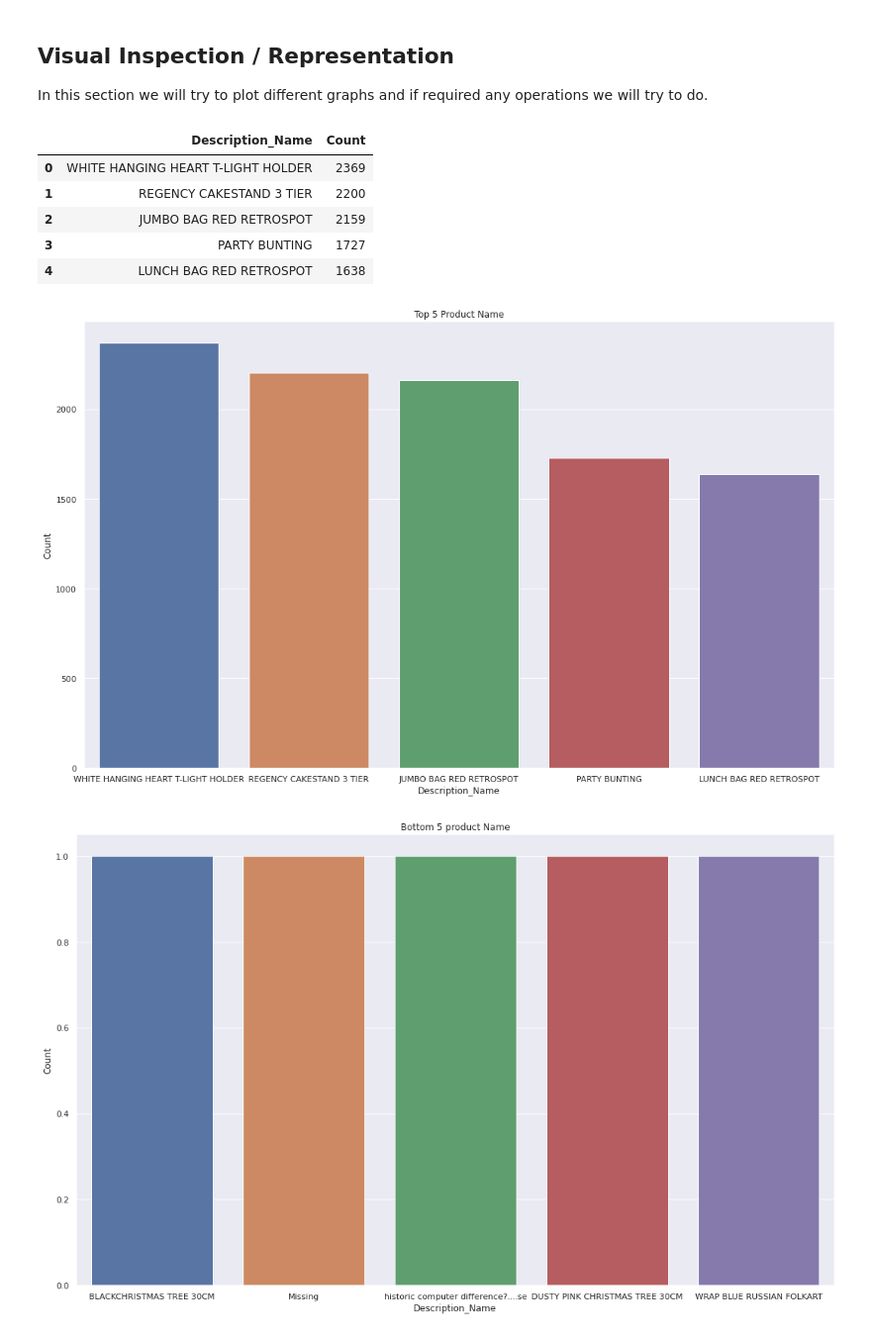
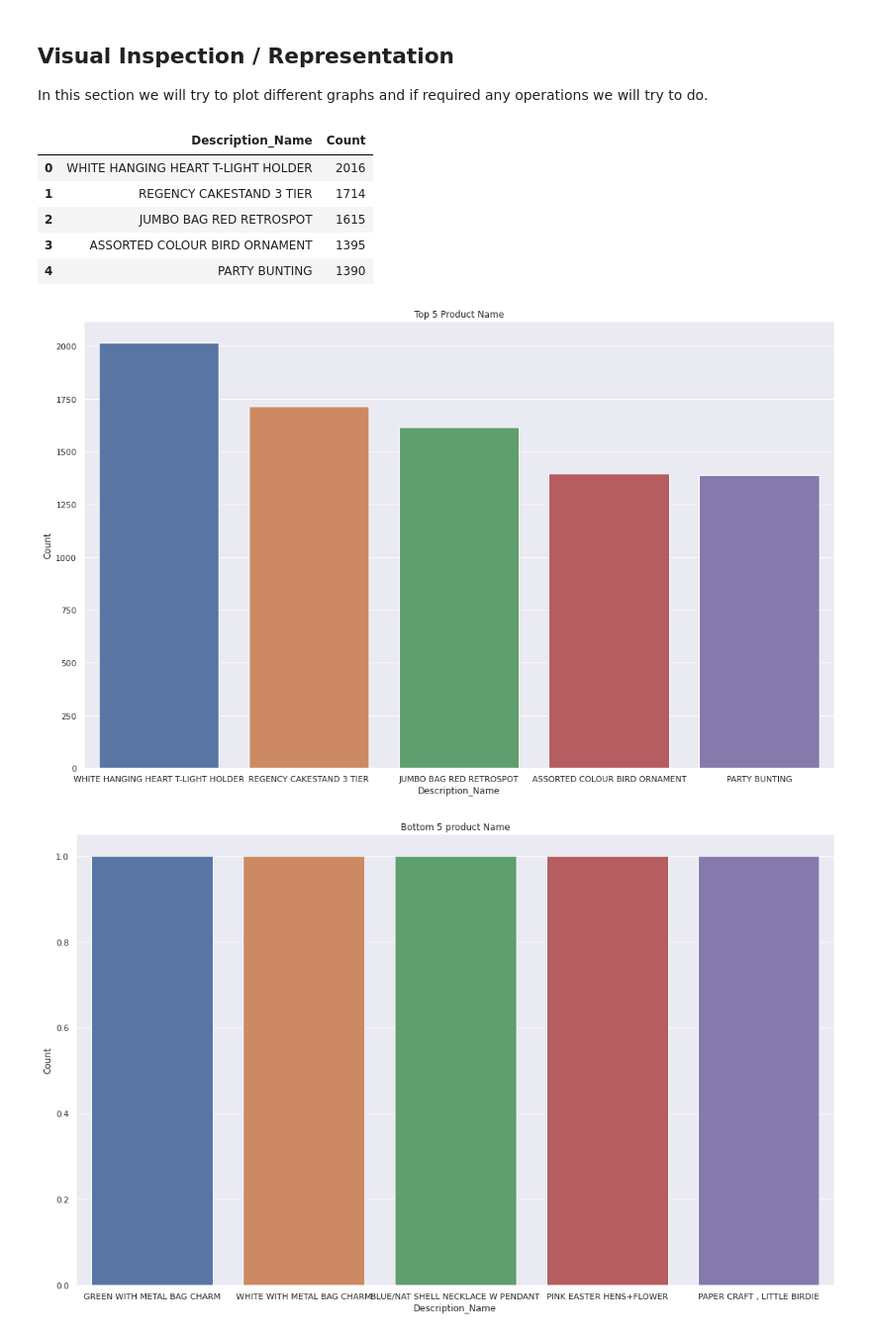
Before and after one commit to akmal1994/Online_Retail_customer_segment, a Jupyter notebook: Retail_Customer_Segmentation.ipynb, the cells around one changed output. Shown: that part at 99% size. Drawn from its saved outputs; the diff is of its cells as text; code cells hidden in the pictures.

```diff
--- a/Retail_Customer_Segmentation.ipynb
+++ b/Retail_Customer_Segmentation.ipynb
@@ -173,16 +173,16 @@ clear_data.describe().T
 
 In this section we will try to plot different graphs and if required any operations we will try to do.
 # %%
-data_desc=df['Description'].value_counts().reset_index()
+data_desc=clear_data['Description'].value_counts().reset_index()
 data_desc.rename(columns={'index': 'Description_Name', 'Description': 'Count'}, inplace=True)
 data_desc.head()
 # %% [output]
 |  | Description_Name | Count |
-| 0 | WHITE HANGING HEART T-LIGHT HOLDER | 2369 |
-| 1 | REGENCY CAKESTAND 3 TIER | 2200 |
-| 2 | JUMBO BAG RED RETROSPOT | 2159 |
-| 3 | PARTY BUNTING | 1727 |
-| 4 | LUNCH BAG RED RETROSPOT | 1638 |
+| 0 | WHITE HANGING HEART T-LIGHT HOLDER | 2016 |
+| 1 | REGENCY CAKESTAND 3 TIER | 1714 |
+| 2 | JUMBO BAG RED RETROSPOT | 1615 |
+| 3 | ASSORTED COLOUR BIRD ORNAMENT | 1395 |
+| 4 | PARTY BUNTING | 1390 |
 # %%
 # Create a function to plot
 def plot(x, y, df, num1, num2, title_name):
@@ -192,9 +192,9 @@ def plot(x, y, df, num1, num2, title_name):
 # %%
 plot('Description_Name', 'Count', data_desc, 0, 5, 'Top 5 Product Name')
 # %% [output]
-[figure, old version]
+[figure, new version]
 # %%
-plot(x='Description_Name', y='Count', df=data_desc, num1=-6, num2=-1, title_name='Bottom 5 product Name')
+plot(x='Description_Name', y='Count', df=data_desc, num1=-5, num2=len(data_desc), title_name='Bottom 5 product Name')
 # %% [output]
-[figure, old version]
+[figure, new version]
 # %%
```
Also changed, not shown: parts of 7 cells of this notebook.
